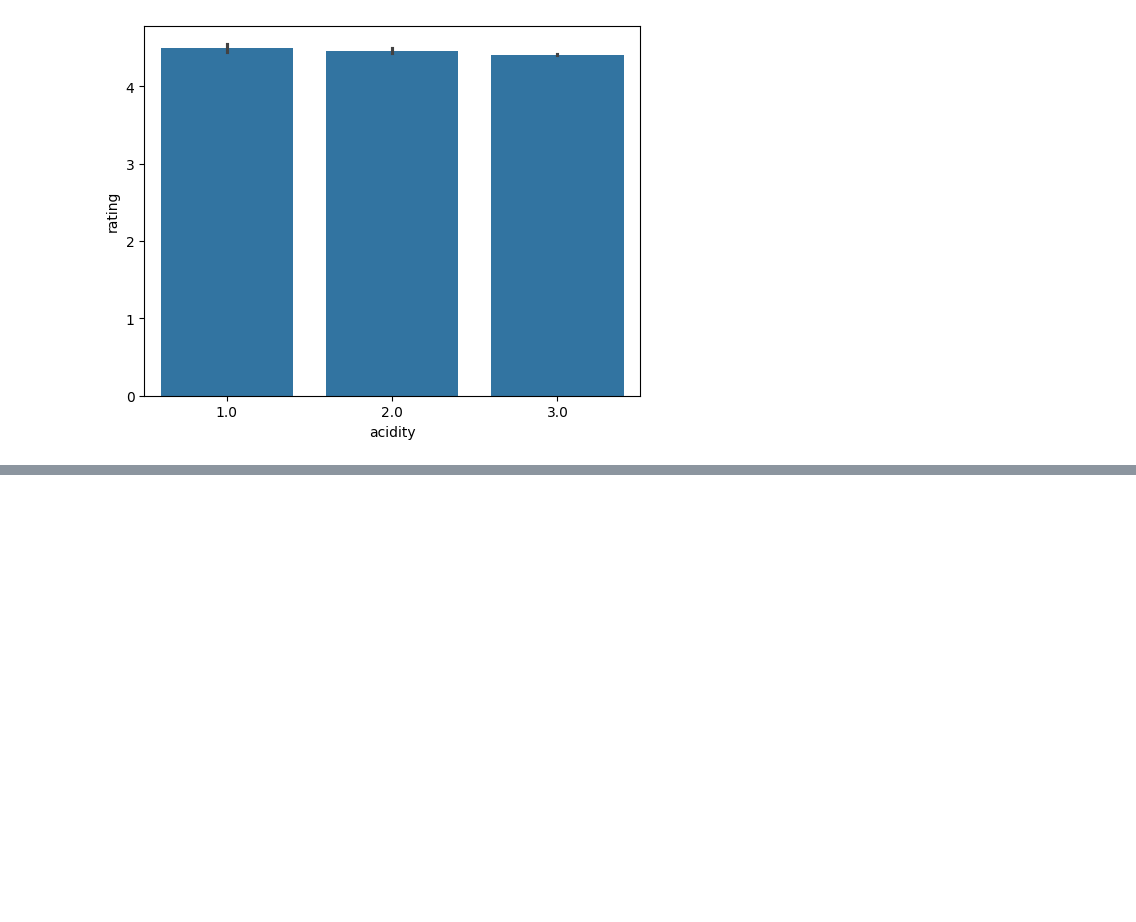
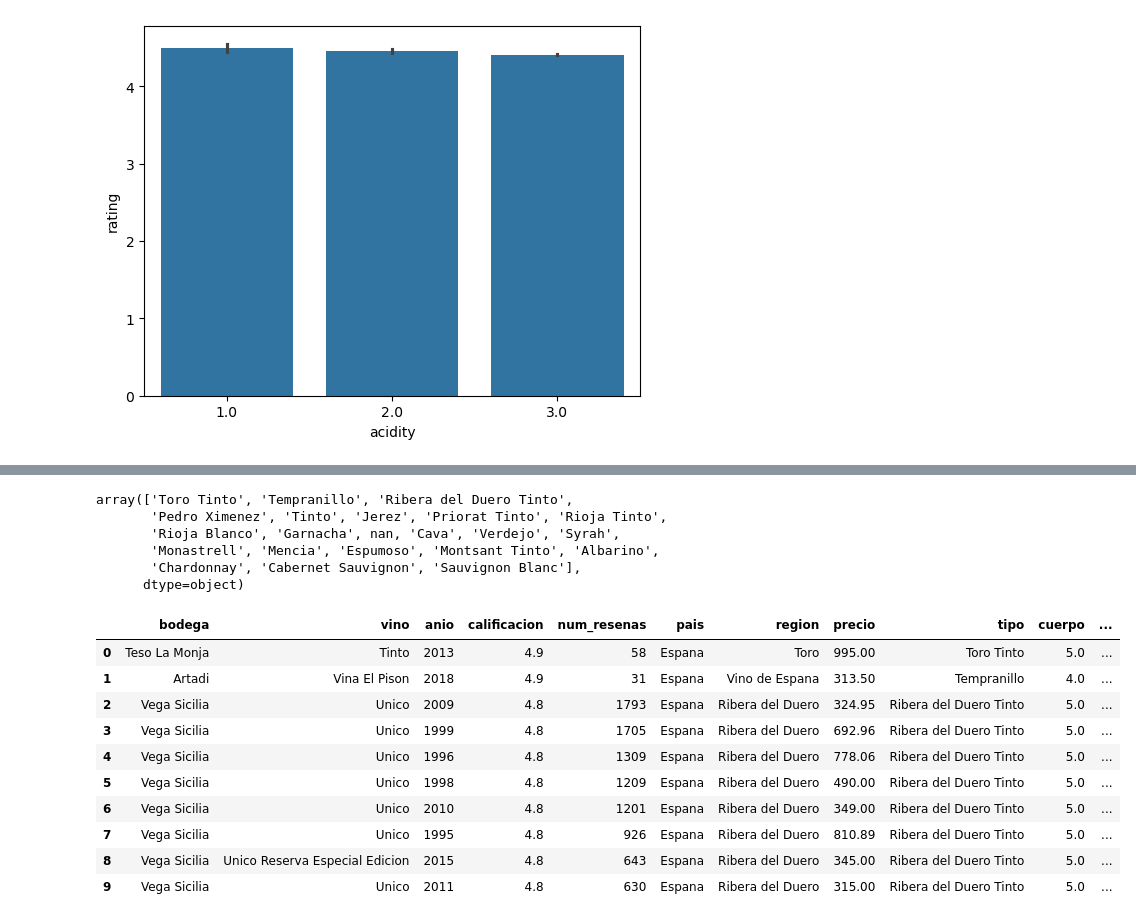
Before and after one commit to NataliaHerrera-DA/proyecto-da-promo-60-modulo-4-team-1, a Jupyter notebook: ETL.ipynb, the cells around one changed output, grey strips where cells are left out. Cells and saved outputs as stored; diff of their text form; code cells hidden in the pictures; blank space fills up the shorter version.

```diff
--- a/ETL.ipynb
+++ b/ETL.ipynb
@@ -253,0 +389,16 @@ Name: proportion, dtype: float64
+# %%
+col_esp = {
+    'winery': 'bodega',
+    'wine': 'vino',
+    'year': 'anio',
+    'rating': 'calificacion',
+    'num_reviews': 'num_resenas',
+    'country': 'pais',
+    'region': 'region',
+    'price': 'precio',
+    'type': 'tipo',
+    'body': 'cuerpo',
+    'acidity': 'acidez'
+}
+# %%
+df.rename(columns=col_esp, inplace=True)
@@ -253,0 +419,40 @@ Name: proportion, dtype: float64
+# %%
+tipo_esp = {
+    'Toro Red': 'Toro Tinto',
+    'Ribera Del Duero Red': 'Ribera del Duero Tinto',
+    'Red': 'Tinto',
+    'Sherry': 'Jerez',
+    'Priorat Red': 'Priorat Tinto',
+    'Rioja Red': 'Rioja Tinto',
+    'Rioja White': 'Rioja Blanco',
+    'Grenache': 'Garnacha',
+    'Sparkling': 'Espumoso',
+    'Montsant Red': 'Montsant Tinto',
+    'Sauvignon Blanc': 'Sauvignon Blanc',
+    'Albarino': 'Albarino'
+}
+# %%
+df['tipo'].replace(tipo_esp, inplace=True)
+# %%
+df['tipo'].unique()
+# %% [output]
+array(['Toro Tinto', 'Tempranillo', 'Ribera del Duero Tinto',
+       'Pedro Ximenez', 'Tinto', 'Jerez', 'Priorat Tinto', 'Rioja Tinto',
+       'Rioja Blanco', 'Garnacha', nan, 'Cava', 'Verdejo', 'Syrah',
+       'Monastrell', 'Mencia', 'Espumoso', 'Montsant Tinto', 'Albarino',
+       'Chardonnay', 'Cabernet Sauvignon', 'Sauvignon Blanc'],
+      dtype=object)
+# %%
+df.head(10)
+# %% [output]
+|  | bodega | vino | anio | calificacion | num_resenas | pais | region | precio | tipo | cuerpo | ... |
+| 0 | Teso La Monja | Tinto | 2013 | 4.9 | 58 | Espana | Toro | 995.00 | Toro Tinto | 5.0 | ... |
+| 1 | Artadi | Vina El Pison | 2018 | 4.9 | 31 | Espana | Vino de Espana | 313.50 | Tempranillo | 4.0 | ... |
+| 2 | Vega Sicilia | Unico | 2009 | 4.8 | 1793 | Espana | Ribera del Duero | 324.95 | Ribera del Duero Tinto | 5.0 | ... |
+| 3 | Vega Sicilia | Unico | 1999 | 4.8 | 1705 | Espana | Ribera del Duero | 692.96 | Ribera del Duero Tinto | 5.0 | ... |
+| 4 | Vega Sicilia | Unico | 1996 | 4.8 | 1309 | Espana | Ribera del Duero | 778.06 | Ribera del Duero Tinto | 5.0 | ... |
+| 5 | Vega Sicilia | Unico | 1998 | 4.8 | 1209 | Espana | Ribera del Duero | 490.00 | Ribera del Duero Tinto | 5.0 | ... |
+| 6 | Vega Sicilia | Unico | 2010 | 4.8 | 1201 | Espana | Ribera del Duero | 349.00 | Ribera del Duero Tinto | 5.0 | ... |
+| 7 | Vega Sicilia | Unico | 1995 | 4.8 | 926 | Espana | Ribera del Duero | 810.89 | Ribera del Duero Tinto | 5.0 | ... |
+| 8 | Vega Sicilia | Unico Reserva Especial Edicion | 2015 | 4.8 | 643 | Espana | Ribera del Duero | 345.00 | Ribera del Duero Tinto | 5.0 | ... |
+| 9 | Vega Sicilia | Unico | 2011 | 4.8 | 630 | Espana | Ribera del Duero | 315.00 | Ribera del Duero Tinto | 5.0 | ... |
```
Also changed, not shown: parts of 34 cells of this notebook, 3 other files.
